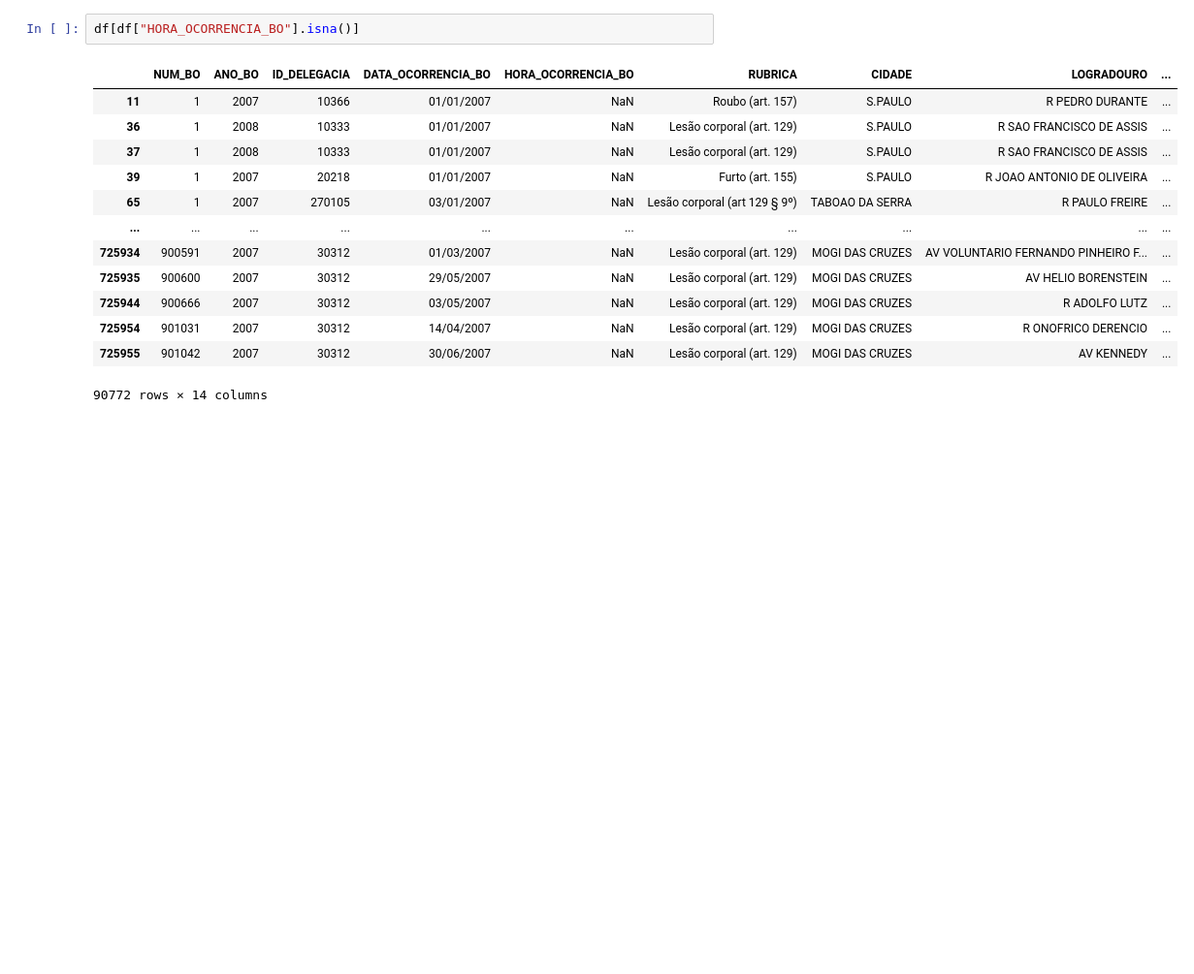
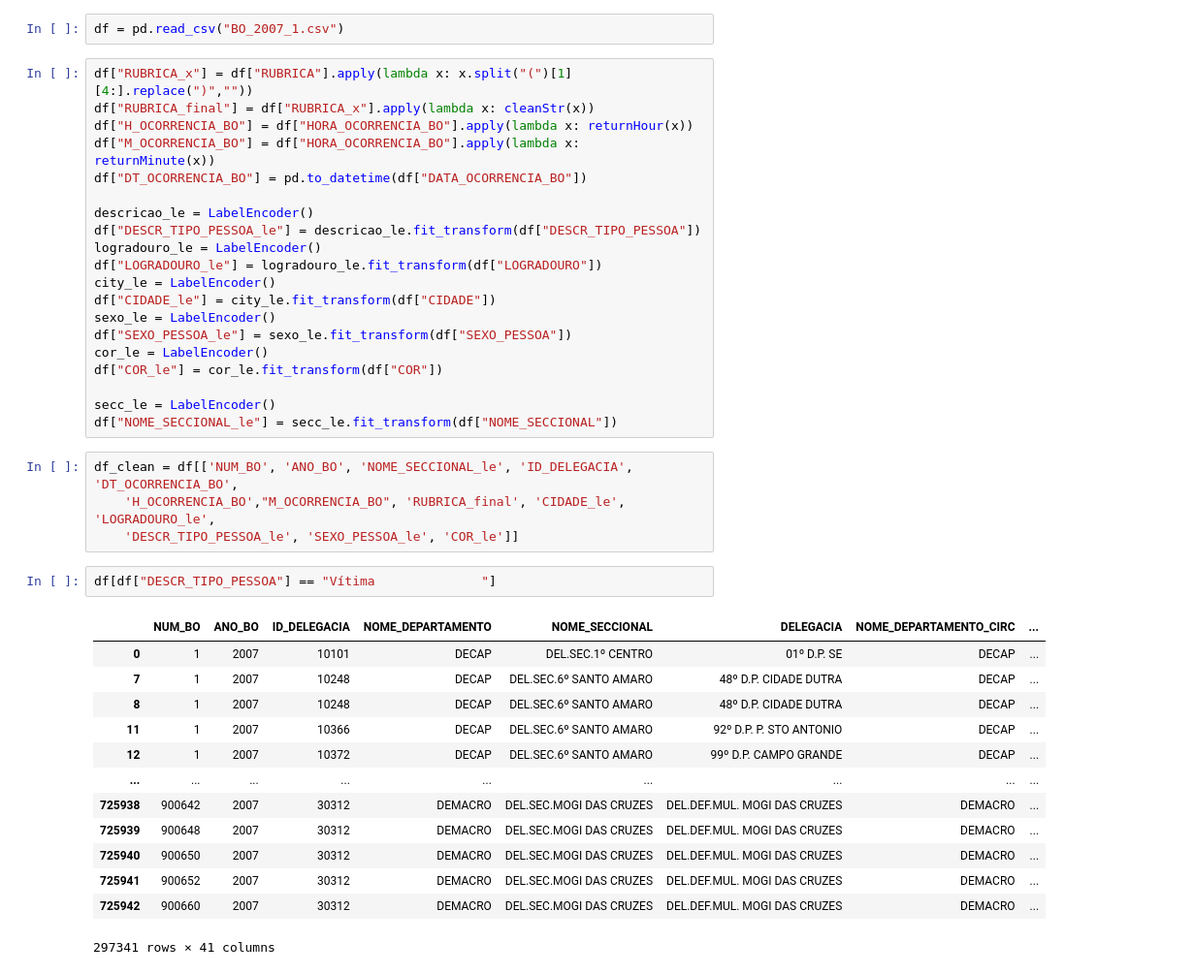
Before and after one commit to RubensSJunior/Ciencias-de-dados, a Jupyter notebook: Clusterization/Crime Data in Brazil/clean_data_ssp.ipynb, the cells around one changed output. Shown at 97% size. Drawn from its saved outputs; the diff is of its cells as text; blank space fills up the shorter version.

```diff
--- a/Clusterization/Crime Data in Brazil/clean_data_ssp.ipynb
+++ b/Clusterization/Crime Data in Brazil/clean_data_ssp.ipynb
@@ -10,16 +30,42 @@ df = df[['NUM_BO', 'ANO_BO', 'ID_DELEGACIA', 'DATA_OCORRENCIA_BO',
+# %%
+df = pd.read_csv("BO_2007_1.csv")
+# %%
+df["RUBRICA_x"] = df["RUBRICA"].apply(lambda x: x.split("(")[1][4:].replace(")",""))
+df["RUBRICA_final"] = df["RUBRICA_x"].apply(lambda x: cleanStr(x))
+df["H_OCORRENCIA_BO"] = df["HORA_OCORRENCIA_BO"].apply(lambda x: returnHour(x))
+df["M_OCORRENCIA_BO"] = df["HORA_OCORRENCIA_BO"].apply(lambda x: returnMinute(x))
+df["DT_OCORRENCIA_BO"] = pd.to_datetime(df["DATA_OCORRENCIA_BO"])
+
+descricao_le = LabelEncoder()
+df["DESCR_TIPO_PESSOA_le"] = descricao_le.fit_transform(df["DESCR_TIPO_PESSOA"])
+logradouro_le = LabelEncoder()
+df["LOGRADOURO_le"] = logradouro_le.fit_transform(df["LOGRADOURO"])
+city_le = LabelEncoder()
+df["CIDADE_le"] = city_le.fit_transform(df["CIDADE"])
+sexo_le = LabelEncoder()
+df["SEXO_PESSOA_le"] = sexo_le.fit_transform(df["SEXO_PESSOA"])
+cor_le = LabelEncoder()
+df["COR_le"] = cor_le.fit_transform(df["COR"])
+
+secc_le = LabelEncoder()
+df["NOME_SECCIONAL_le"] = secc_le.fit_transform(df["NOME_SECCIONAL"])
+# %%
+df_clean = df[['NUM_BO', 'ANO_BO', 'NOME_SECCIONAL_le', 'ID_DELEGACIA', 'DT_OCORRENCIA_BO',
+    'H_OCORRENCIA_BO',"M_OCORRENCIA_BO", 'RUBRICA_final', 'CIDADE_le', 'LOGRADOURO_le',
+    'DESCR_TIPO_PESSOA_le', 'SEXO_PESSOA_le', 'COR_le']]
 # %%
-df[df["HORA_OCORRENCIA_BO"].isna()]
+df[df["DESCR_TIPO_PESSOA"] == "Vítima              "]
 # %% [output]
-|  | NUM_BO | ANO_BO | ID_DELEGACIA | DATA_OCORRENCIA_BO | HORA_OCORRENCIA_BO | RUBRICA | CIDADE | LOGRADOURO | ... |
-| 11 | 1 | 2007 | 10366 | 01/01/2007 | NaN | Roubo (art. 157) | S.PAULO | R PEDRO DURANTE | ... |
-| 36 | 1 | 2008 | 10333 | 01/01/2007 | NaN | Lesão corporal (art. 129) | S.PAULO | R SAO FRANCISCO DE ASSIS | ... |
-| 37 | 1 | 2008 | 10333 | 01/01/2007 | NaN | Lesão corporal (art. 129) | S.PAULO | R SAO FRANCISCO DE ASSIS | ... |
-| 39 | 1 | 2007 | 20218 | 01/01/2007 | NaN | Furto (art. 155) | S.PAULO | R JOAO ANTONIO DE OLIVEIRA | ... |
-| 65 | 1 | 2007 | 270105 | 03/01/2007 | NaN | Lesão corporal (art 129 § 9º) | TABOAO DA SERRA | R PAULO FREIRE | ... |
-| ... | ... | ... | ... | ... | ... | ... | ... | ... | ... |
-| 725934 | 900591 | 2007 | 30312 | 01/03/2007 | NaN | Lesão corporal (art. 129) | MOGI DAS CRUZES | AV VOLUNTARIO FERNANDO PINHEIRO F... | ... |
-| 725935 | 900600 | 2007 | 30312 | 29/05/2007 | NaN | Lesão corporal (art. 129) | MOGI DAS CRUZES | AV HELIO BORENSTEIN | ... |
-| 725944 | 900666 | 2007 | 30312 | 03/05/2007 | NaN | Lesão corporal (art. 129) | MOGI DAS CRUZES | R ADOLFO LUTZ | ... |
-| 725954 | 901031 | 2007 | 30312 | 14/04/2007 | NaN | Lesão corporal (art. 129) | MOGI DAS CRUZES | R ONOFRICO DERENCIO | ... |
-| 725955 | 901042 | 2007 | 30312 | 30/06/2007 | NaN | Lesão corporal (art. 129) | MOGI DAS CRUZES | AV KENNEDY | ... |
+|  | NUM_BO | ANO_BO | ID_DELEGACIA | NOME_DEPARTAMENTO | NOME_SECCIONAL | DELEGACIA | NOME_DEPARTAMENTO_CIRC | ... |
+| 0 | 1 | 2007 | 10101 | DECAP | DEL.SEC.1º CENTRO | 01º D.P. SE | DECAP | ... |
+| 7 | 1 | 2007 | 10248 | DECAP | DEL.SEC.6º SANTO AMARO | 48º D.P. CIDADE DUTRA | DECAP | ... |
+| 8 | 1 | 2007 | 10248 | DECAP | DEL.SEC.6º SANTO AMARO | 48º D.P. CIDADE DUTRA | DECAP | ... |
+| 11 | 1 | 2007 | 10366 | DECAP | DEL.SEC.6º SANTO AMARO | 92º D.P. P. STO ANTONIO | DECAP | ... |
+| 12 | 1 | 2007 | 10372 | DECAP | DEL.SEC.6º SANTO AMARO | 99º D.P. CAMPO GRANDE | DECAP | ... |
+| ... | ... | ... | ... | ... | ... | ... | ... | ... |
+| 725938 | 900642 | 2007 | 30312 | DEMACRO | DEL.SEC.MOGI DAS CRUZES | DEL.DEF.MUL. MOGI DAS CRUZES | DEMACRO | ... |
+| 725939 | 900648 | 2007 | 30312 | DEMACRO | DEL.SEC.MOGI DAS CRUZES | DEL.DEF.MUL. MOGI DAS CRUZES | DEMACRO | ... |
+| 725940 | 900650 | 2007 | 30312 | DEMACRO | DEL.SEC.MOGI DAS CRUZES | DEL.DEF.MUL. MOGI DAS CRUZES | DEMACRO | ... |
+| 725941 | 900652 | 2007 | 30312 | DEMACRO | DEL.SEC.MOGI DAS CRUZES | DEL.DEF.MUL. MOGI DAS CRUZES | DEMACRO | ... |
+| 725942 | 900660 | 2007 | 30312 | DEMACRO | DEL.SEC.MOGI DAS CRUZES | DEL.DEF.MUL. MOGI DAS CRUZES | DEMACRO | ... |
-90772 rows × 14 columns
+297341 rows × 41 columns
```
Also changed, not shown: parts of 4 cells of this notebook, 4 other files.
